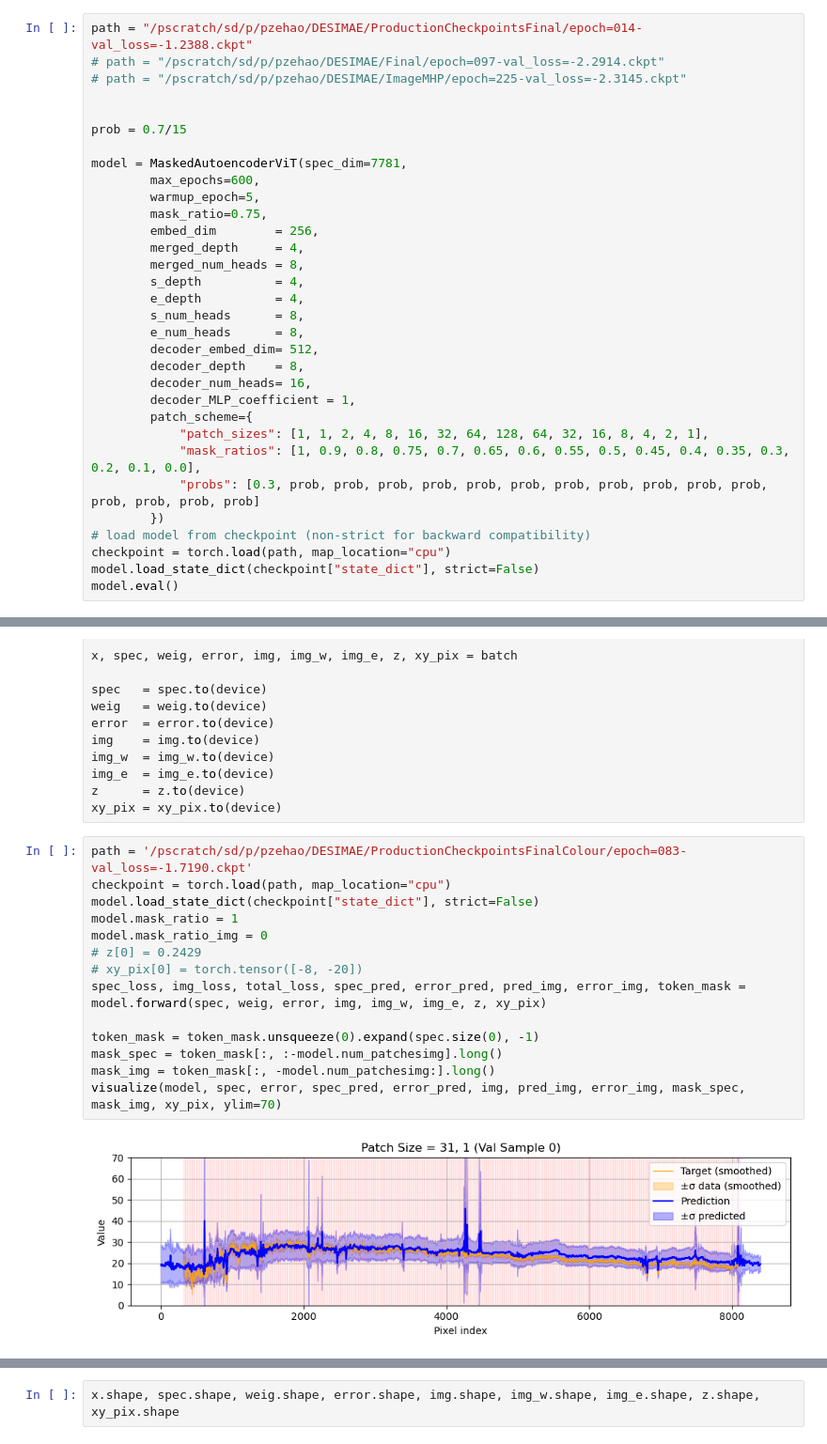
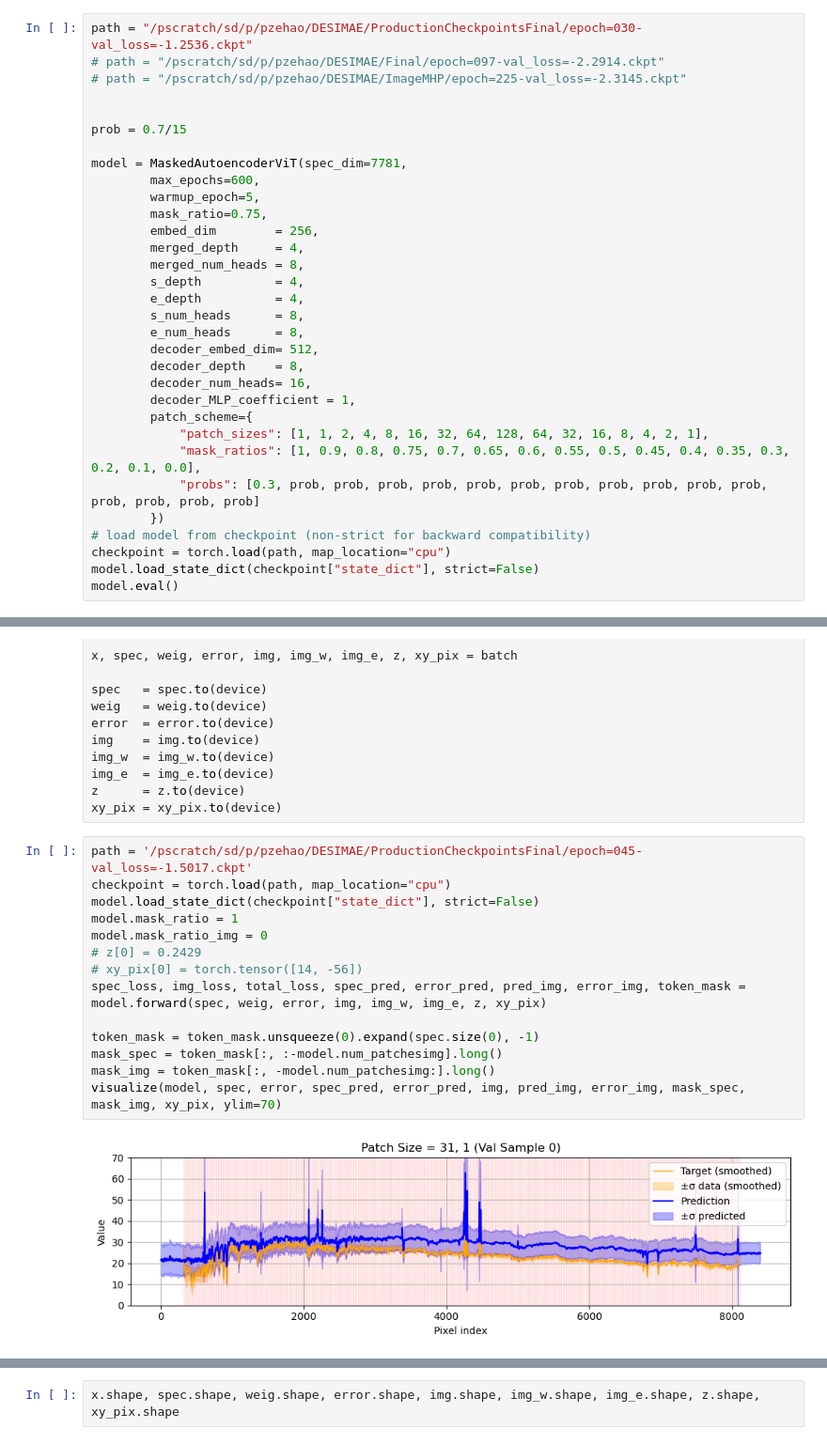
Before and after one commit to biprateep/MultiModal, a Jupyter notebook: notebooks/manga_tests.ipynb, the cells around one changed output, grey strips where cells are left out. Shown at 94% size. Drawn from its saved outputs; the diff is of its cells as text.

```diff
--- a/notebooks/manga_tests.ipynb
+++ b/notebooks/manga_tests.ipynb
@@ -205,7 +205,7 @@ class PairExtractor:
         y = height / 2 - dy
         return float(x), float(y)
 # %%
-path = "/pscratch/sd/p/pzehao/DESIMAE/ProductionCheckpointsFinal/epoch=014-val_loss=-1.2388.ckpt"
+path = "/pscratch/sd/p/pzehao/DESIMAE/ProductionCheckpointsFinal/epoch=030-val_loss=-1.2536.ckpt"
 # path = "/pscratch/sd/p/pzehao/DESIMAE/Final/epoch=097-val_loss=-2.2914.ckpt"
 # path = "/pscratch/sd/p/pzehao/DESIMAE/ImageMHP/epoch=225-val_loss=-2.3145.ckpt"
 
@@ -451,18 +451,18 @@ img_e  = img_e.to(device)
 z      = z.to(device)
 xy_pix = xy_pix.to(device)
 # %%
-path = '/pscratch/sd/p/pzehao/DESIMAE/ProductionCheckpointsFinalColour/epoch=083-val_loss=-1.7190.ckpt'
+path = '/pscratch/sd/p/pzehao/DESIMAE/ProductionCheckpointsFinal/epoch=045-val_loss=-1.5017.ckpt'
 checkpoint = torch.load(path, map_location="cpu")
 model.load_state_dict(checkpoint["state_dict"], strict=False)
 model.mask_ratio = 1
 model.mask_ratio_img = 0
 # z[0] = 0.2429
-# xy_pix[0] = torch.tensor([-8, -20])
+# xy_pix[0] = torch.tensor([14, -56])
 spec_loss, img_loss, total_loss, spec_pred, error_pred, pred_img, error_img, token_mask = model.forward(spec, weig, error, img, img_w, img_e, z, xy_pix)
 
 token_mask = token_mask.unsqueeze(0).expand(spec.size(0), -1)
 mask_spec = token_mask[:, :-model.num_patchesimg].long()
 mask_img = token_mask[:, -model.num_patchesimg:].long()
 visualize(model, spec, error, spec_pred, error_pred, img, pred_img, error_img, mask_spec, mask_img, xy_pix, ylim=70)
 # %% [output]
-[figure, old version]
+[figure, new version]
```
Also changed, not shown: parts of 3 cells of this notebook, 5 other files.
